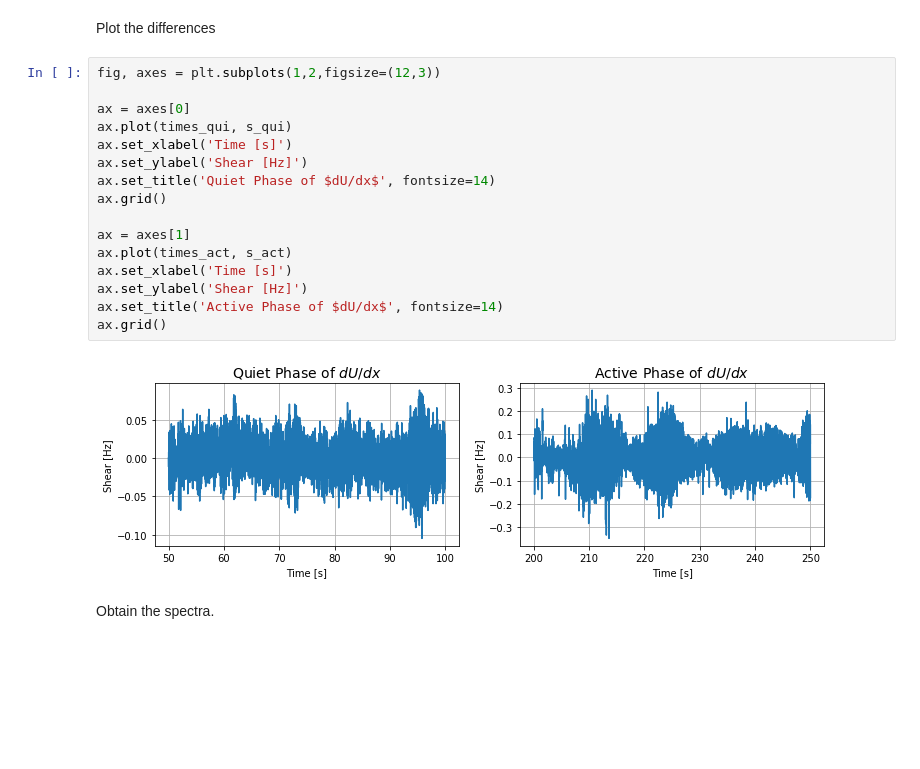
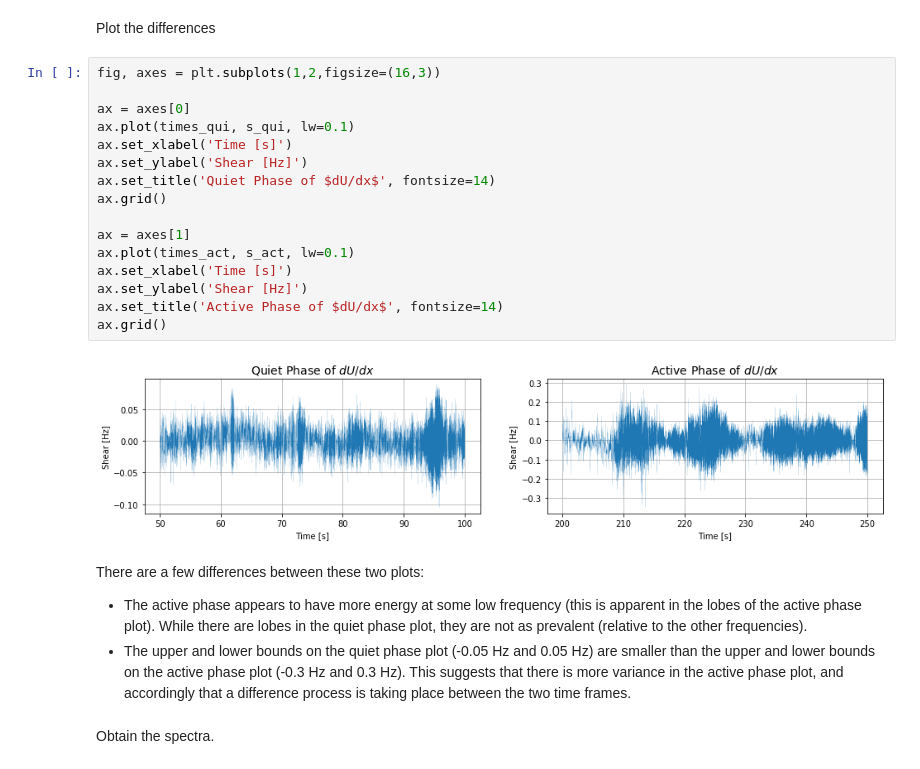
Before and after one commit to lukepolson/School, a Jupyter notebook: Phys 515/Assignment5.ipynb, the cells around one changed output. Cells and saved outputs as stored; diff of their text form; blank space fills up the shorter version.

```diff
--- a/Phys 515/Assignment5.ipynb
+++ b/Phys 515/Assignment5.ipynb
@@ -300,23 +324,27 @@ s_qui = s[(time>=50)&(time<=100)]
 # %% [markdown]
 Plot the differences
 # %%
-fig, axes = plt.subplots(1,2,figsize=(12,3))
+fig, axes = plt.subplots(1,2,figsize=(16,3))
 
 ax = axes[0]
-ax.plot(times_qui, s_qui)
+ax.plot(times_qui, s_qui, lw=0.1)
 ax.set_xlabel('Time [s]')
 ax.set_ylabel('Shear [Hz]')
 ax.set_title('Quiet Phase of $dU/dx$', fontsize=14)
 ax.grid()
 
 ax = axes[1]
-ax.plot(times_act, s_act)
+ax.plot(times_act, s_act, lw=0.1)
 ax.set_xlabel('Time [s]')
 ax.set_ylabel('Shear [Hz]')
 ax.set_title('Active Phase of $dU/dx$', fontsize=14)
 ax.grid()
 # %% [output]
-[figure, old version]
+[figure, new version]
+# %% [markdown]
+There are a few differences between these two plots:
+ * The active phase appears to have more energy at some low frequency (this is apparent in the lobes of the active phase plot). While there are lobes in the quiet phase plot, they are not as prevalent (relative to the other frequencies).
+ * The upper and lower bounds on the quiet phase plot (-0.05 Hz and 0.05 Hz) are smaller than the upper and lower bounds on the active phase plot (-0.3 Hz and 0.3 Hz). This suggests that there is more variance in the active phase plot, and accordingly that a difference process is taking place between the two time frames.
 # %% [markdown]
 Obtain the spectra.
 # %%
```
Also changed, not shown: parts of 28 cells of this notebook.
